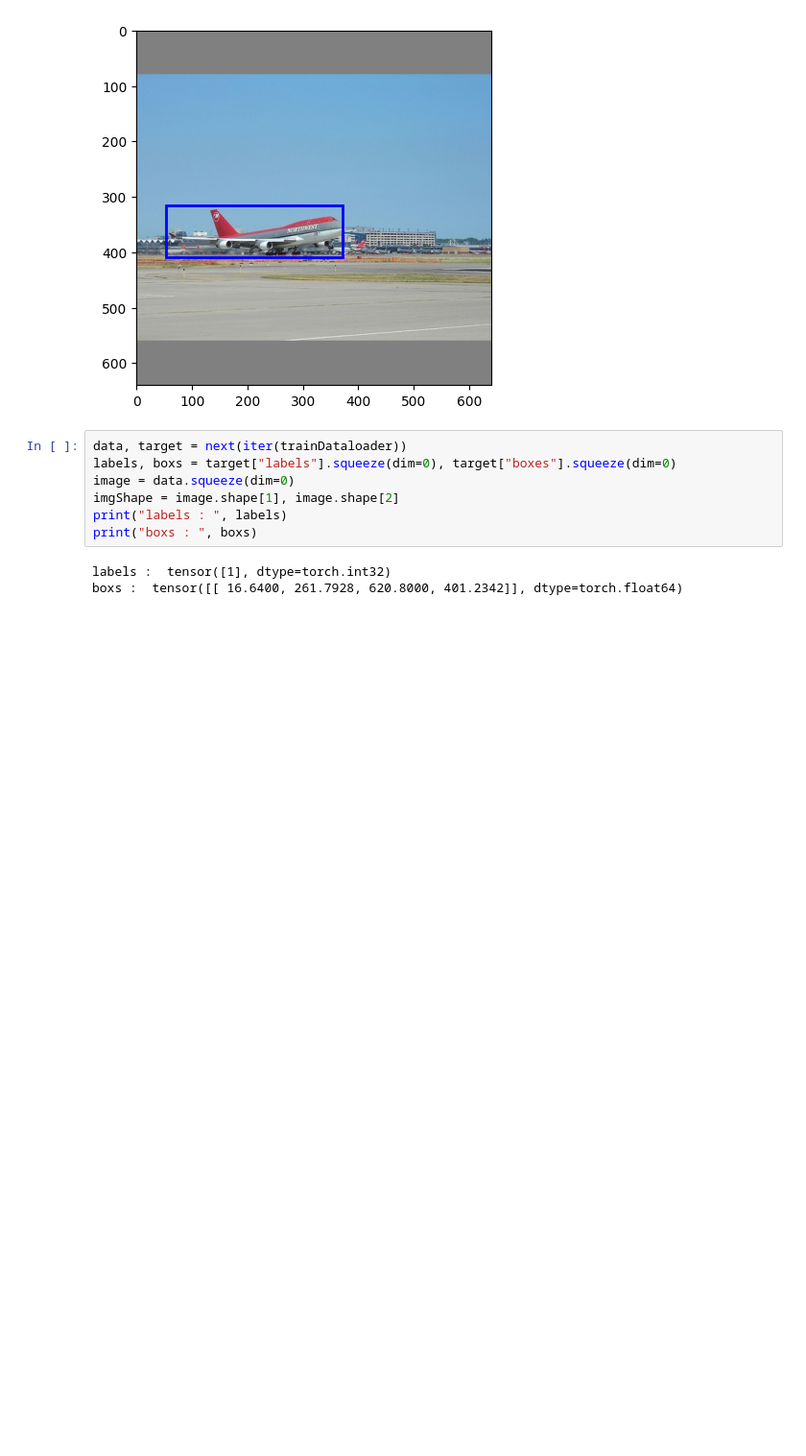
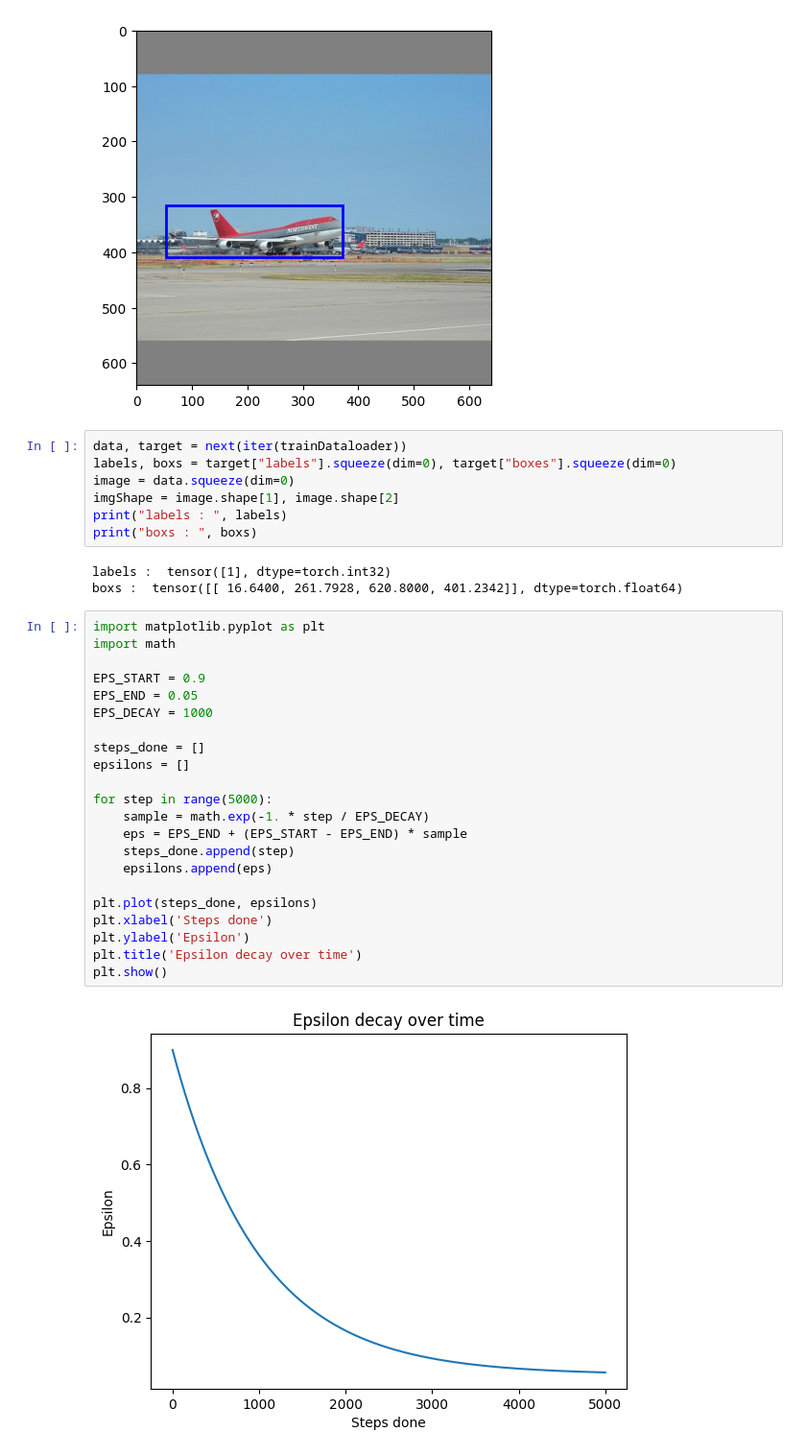
Before and after one commit to christric1/Reinforcement-learning, a Jupyter notebook: detect.ipynb, the cells around one changed output. Shown: that part at 96% size. Cells and saved outputs as stored; diff of their text form; blank space fills up the shorter version.

```diff
--- a/detect.ipynb
+++ b/detect.ipynb
@@ -34,3 +34,27 @@ print("boxs : ", boxs)
 # %% [output]
 labels :  tensor([1], dtype=torch.int32)
 boxs :  tensor([[ 16.6400, 261.7928, 620.8000, 401.2342]], dtype=torch.float64)
+# %%
+import matplotlib.pyplot as plt
+import math
+
+EPS_START = 0.9
+EPS_END = 0.05
+EPS_DECAY = 1000
+
+steps_done = []
+epsilons = []
+
+for step in range(5000):
+    sample = math.exp(-1. * step / EPS_DECAY)
+    eps = EPS_END + (EPS_START - EPS_END) * sample
+    steps_done.append(step)
+    epsilons.append(eps)
+
+plt.plot(steps_done, epsilons)
+plt.xlabel('Steps done')
+plt.ylabel('Epsilon')
+plt.title('Epsilon decay over time')
+plt.show()
+# %% [output]
+[figure, added]
```
Also changed, not shown: parts of 1 cell of this notebook, 3 other files.
